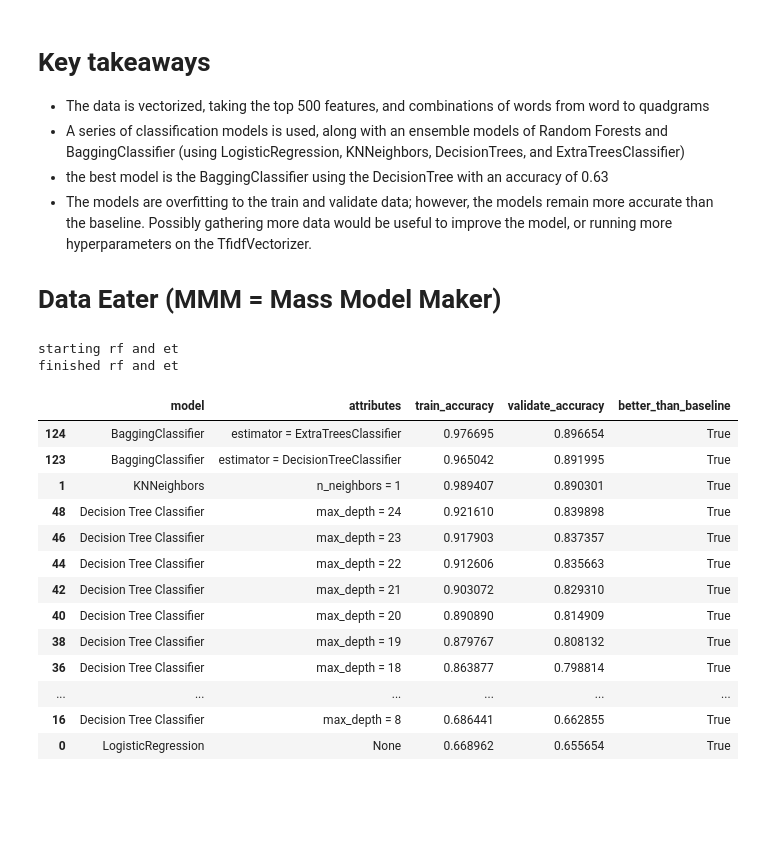
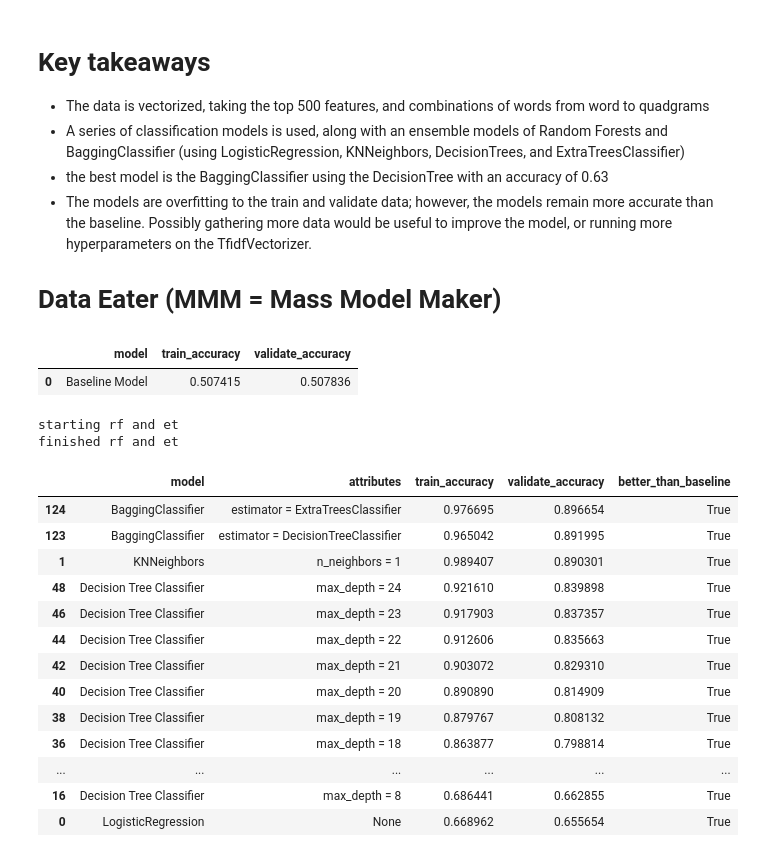
Before and after one commit to jemison-nlp-AnJeSt/github-NLP-project, a Jupyter notebook: fitzsimon_model_dev.ipynb, the cells around one changed output. Drawn from its saved outputs; the diff is of its cells as text; code cells hidden in the pictures; blank space fills up the shorter version.

Commit message:
modeling with baseline

```diff
--- a/fitzsimon_model_dev.ipynb
+++ b/fitzsimon_model_dev.ipynb
@@ -17,10 +17,3 @@ warnings.filterwarnings("ignore")
 - The models are overfitting to the train and validate data; however, the models remain more accurate than the baseline. Possibly gathering more data would be useful to improve the model, or running more hyperparameters on the TfidfVectorizer.
 
 # Data Eater (MMM = Mass Model Maker)
-# %%
-df_master = pd.read_csv('master_list.csv')
-train, validate, test = m.make_model_dfs(df_master)
-models_df = m.model_maker(train, validate)
-# %% [output]
-starting rf and et
-finished rf and et
@@ -27,3 +23,15 @@ finished rf and et
+# %%
+#make a baseline model
+baseline_model, baseline_accuracy = m.baseline_model_maker(train, validate)
+baseline_model
+# %% [output]
+|  | model | train_accuracy | validate_accuracy |
+| 0 | Baseline Model | 0.507415 | 0.507836 |
+# %%
+models_df = m.model_maker(train, validate, baseline_accuracy)
+# %% [output]
+starting rf and et
+finished rf and et
 # %%
 models_df.sort_values(['better_than_baseline', 'validate_accuracy'], ascending = False).head(25)
 # %% [output]
```
Also changed, not shown: parts of 3 cells of this notebook, 1 other file.
